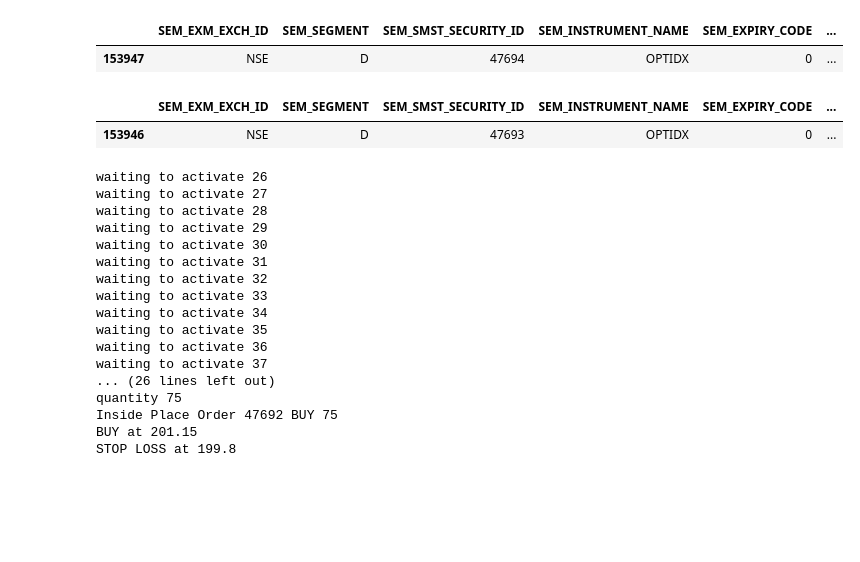
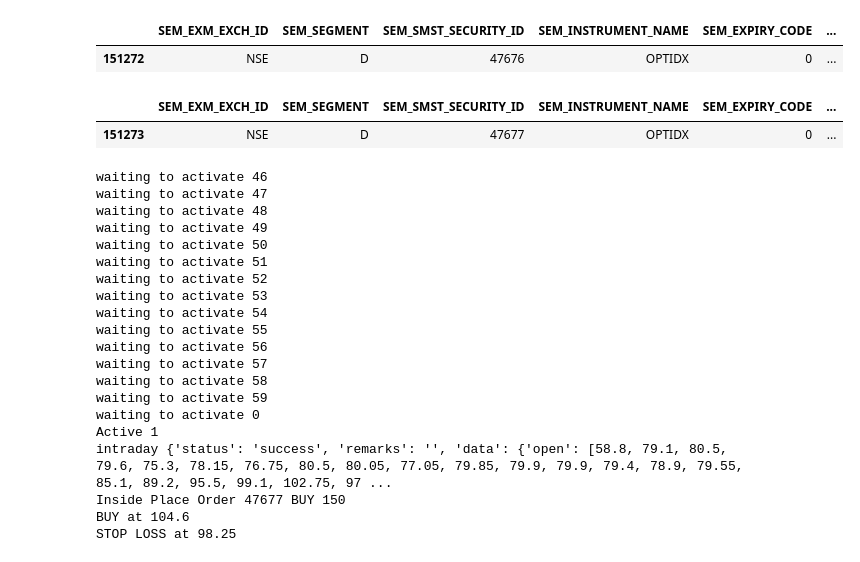
Before and after one commit to pritchaudhary/dhan, a Jupyter notebook: self_strategy_nifty_fifty.ipynb, the cells around one changed output. Saved outputs shown, nothing was run; the diff lists cells and outputs as text; code cells hidden in the pictures; blank space fills up the shorter version.

```diff
--- a/self_strategy_nifty_fifty.ipynb
+++ b/self_strategy_nifty_fifty.ipynb
@@ -48,17 +61,17 @@ def place_order(security_id, transaction_type, quantity):
 # %%
-NIFTY_PREMIMUM = 26100
+NIFTY_PREMIMUM = 25900
 
 filtered_ce_masterlist = masterlist[
     (masterlist.SEM_INSTRUMENT_NAME == 'OPTIDX') &
     (masterlist.SEM_TRADING_SYMBOL.str.startswith('NIFTY')) &
     (masterlist.SEM_EXPIRY_DATE == '2025-11-04 14:30:00') &
     (masterlist.SEM_STRIKE_PRICE == NIFTY_PREMIMUM) &
     (masterlist.SEM_OPTION_TYPE == 'CE')
 ]
 filtered_ce_masterlist
 # %% [output]
 |  | SEM_EXM_EXCH_ID | SEM_SEGMENT | SEM_SMST_SECURITY_ID | SEM_INSTRUMENT_NAME | SEM_EXPIRY_CODE | ... |
-| 153947 | NSE | D | 47694 | OPTIDX | 0 | ... |
+| 151272 | NSE | D | 47676 | OPTIDX | 0 | ... |
 # %%
 filtered_pe_masterlist = masterlist[
     (masterlist.SEM_INSTRUMENT_NAME == 'OPTIDX') &
@@ -71,14 +84,15 @@ filtered_pe_masterlist = masterlist[
 filtered_pe_masterlist
 # %% [output]
 |  | SEM_EXM_EXCH_ID | SEM_SEGMENT | SEM_SMST_SECURITY_ID | SEM_INSTRUMENT_NAME | SEM_EXPIRY_CODE | ... |
-| 153946 | NSE | D | 47693 | OPTIDX | 0 | ... |
+| 151273 | NSE | D | 47677 | OPTIDX | 0 | ... |
 # %%
 
-SECURITY_ID = 47694
+SECURITY_ID = 47677
 
 IS_ACTIVE = False
 IS_OPEN_POSITION = False
-quantity = 0
+IS_FIXED_SL = False
+quantity = 150
 buy_price = 0
 stop_loss = 0
 
@@ -133,19 +147,16 @@ while IS_ACTIVE is True and IS_OPEN_POSITION is False:
 
       #       IS_OPEN_POSITION = True
       #       break;
-      print('Buy')
-      length_of_previous_candle = round(previous_closed_candle['high'] - previous_closed_candle['low'])
-      risk                      = 1000
-      quantity                  = 75 #round(round(risk / length_of_previous_candle) / 75) * 75
-      print('quantity',quantity)
 
-      if quantity > 200:
-            quantity = 200
+      place_order(SECURITY_ID, dhan.BUY, quantity)
 
       buy_price = float(current_running_candle['close'])
-      stop_loss = float(previous_closed_candle['low'])
+      if IS_FIXED_SL is True:
+            stop_loss = buy_price - 2  #float(previous_closed_candle['low'])
+      else:
+            stop_loss = float(previous_closed_candle['low'])
 
-      place_order(SECURITY_ID, dhan.BUY, quantity)
+
 
       logging.info(f"BUY at {buy_price}")
       print(f"BUY at {buy_price}")
@@ -154,23 +165,26 @@ while IS_ACTIVE is True and IS_OPEN_POSITION is False:
       IS_OPEN_POSITION = True
       break
 # %% [output]
-waiting to activate 26
-waiting to activate 27
-waiting to activate 28
-waiting to activate 29
-waiting to activate 30
-waiting to activate 31
-waiting to activate 32
-waiting to activate 33
-waiting to activate 34
-waiting to activate 35
-waiting to activate 36
-waiting to activate 37
-... (26 lines left out)
-quantity 75
-Inside Place Order 47692 BUY 75
-BUY at 201.15
-STOP LOSS at 199.8
+waiting to activate 46
+waiting to activate 47
+waiting to activate 48
+waiting to activate 49
+waiting to activate 50
+waiting to activate 51
+waiting to activate 52
+waiting to activate 53
+waiting to activate 54
+waiting to activate 55
+waiting to activate 56
+waiting to activate 57
+waiting to activate 58
+waiting to activate 59
+waiting to activate 0
+Active 1
+intraday {'status': 'success', 'remarks': '', 'data': {'open': [58.8, 79.1, 80.5, 79.6, 75.3, 78.15, 76.75, 80.5, 80.05, 77.05, 79.85, 79.9, 79.9, 79.4, 78.9, 79.55, 85.1, 89.2, 95.5, 99.1, 102.75, 97 ...
+Inside Place Order 47677 BUY 150
+BUY at 104.6
+STOP LOSS at 98.25
 # %%
 
 COST_TO_COST_SL = False
```
Also changed, not shown: parts of 2 cells of this notebook.
